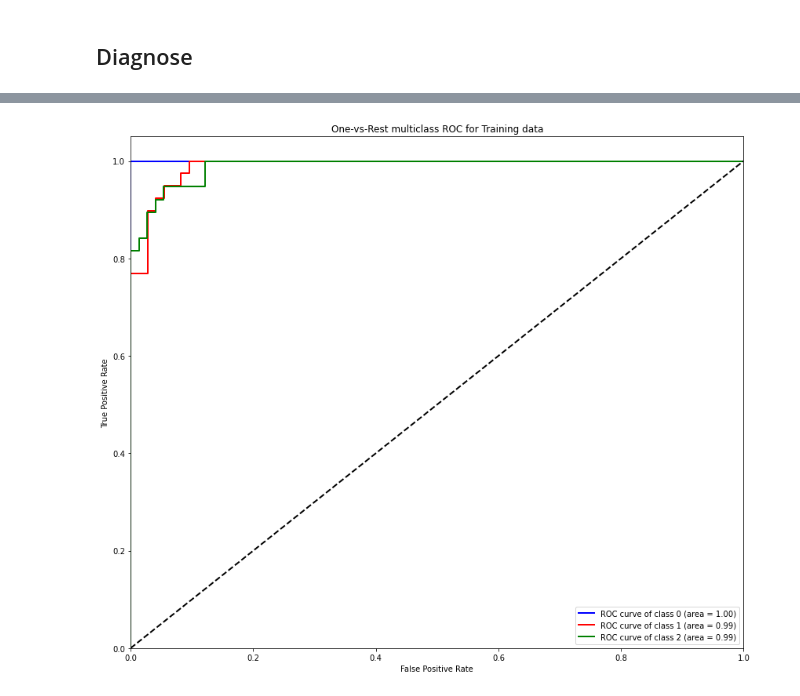
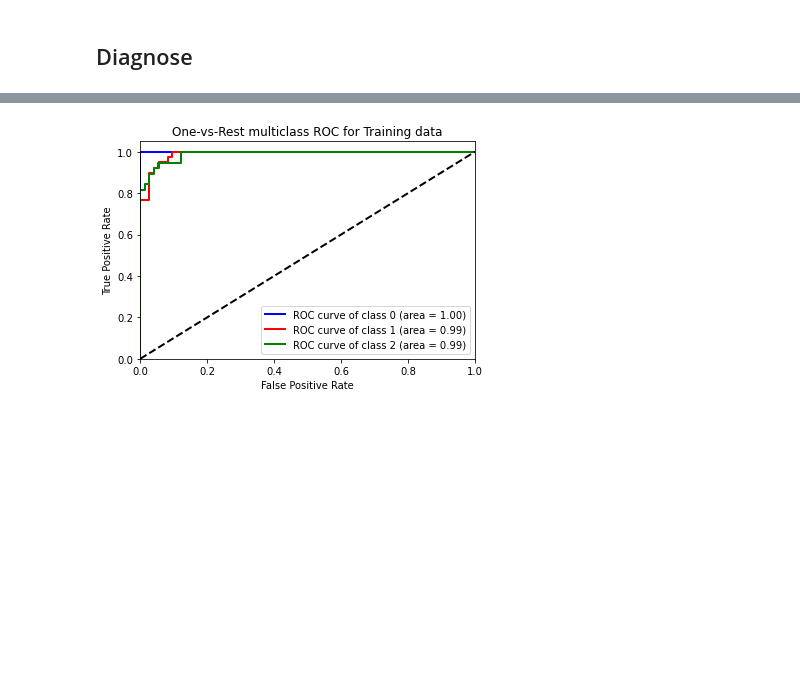
Before and after one commit to marcosalvalaggio/edamame, a Jupyter notebook: examples/classification/multilabel.ipynb, the cells around one changed output, grey strips where cells are left out. Cells and saved outputs as stored; diff of their text form; code cells hidden in the pictures; blank space fills up the shorter version.

```diff
--- a/examples/classification/multilabel.ipynb
+++ b/examples/classification/multilabel.ipynb
@@ -155,4 +155,4 @@ classifier_diagnose.xgboost_fi(model=xgb)
 # %%
-classifier_diagnose.plot_roc_auc(model=nb)
+classifier_diagnose.plot_roc_auc(model=nb, figsize=(6,4))
 # %% [output]
-[figure, old version]
+[figure, new version]
```
Also changed, not shown: parts of 4 cells of this notebook.
